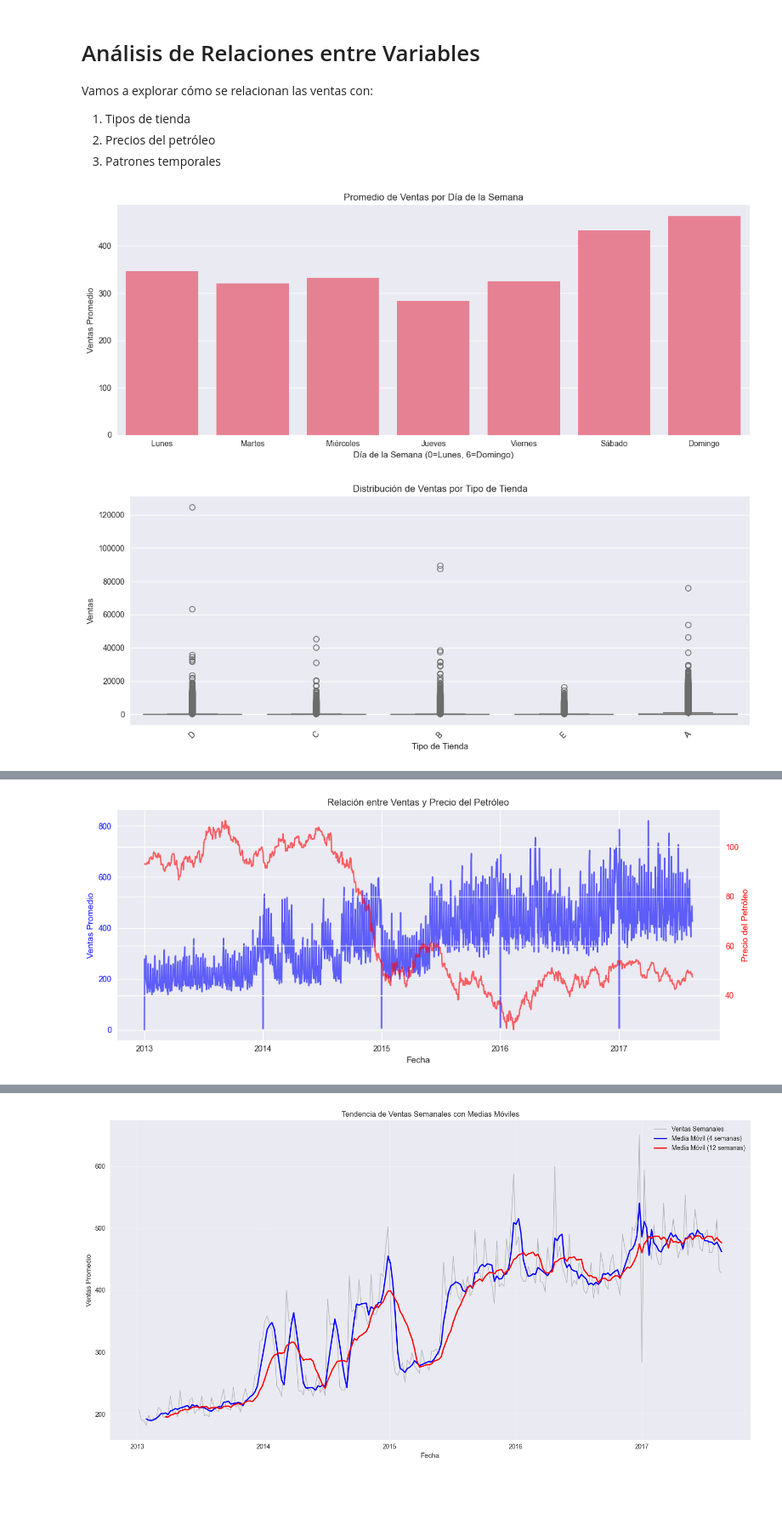
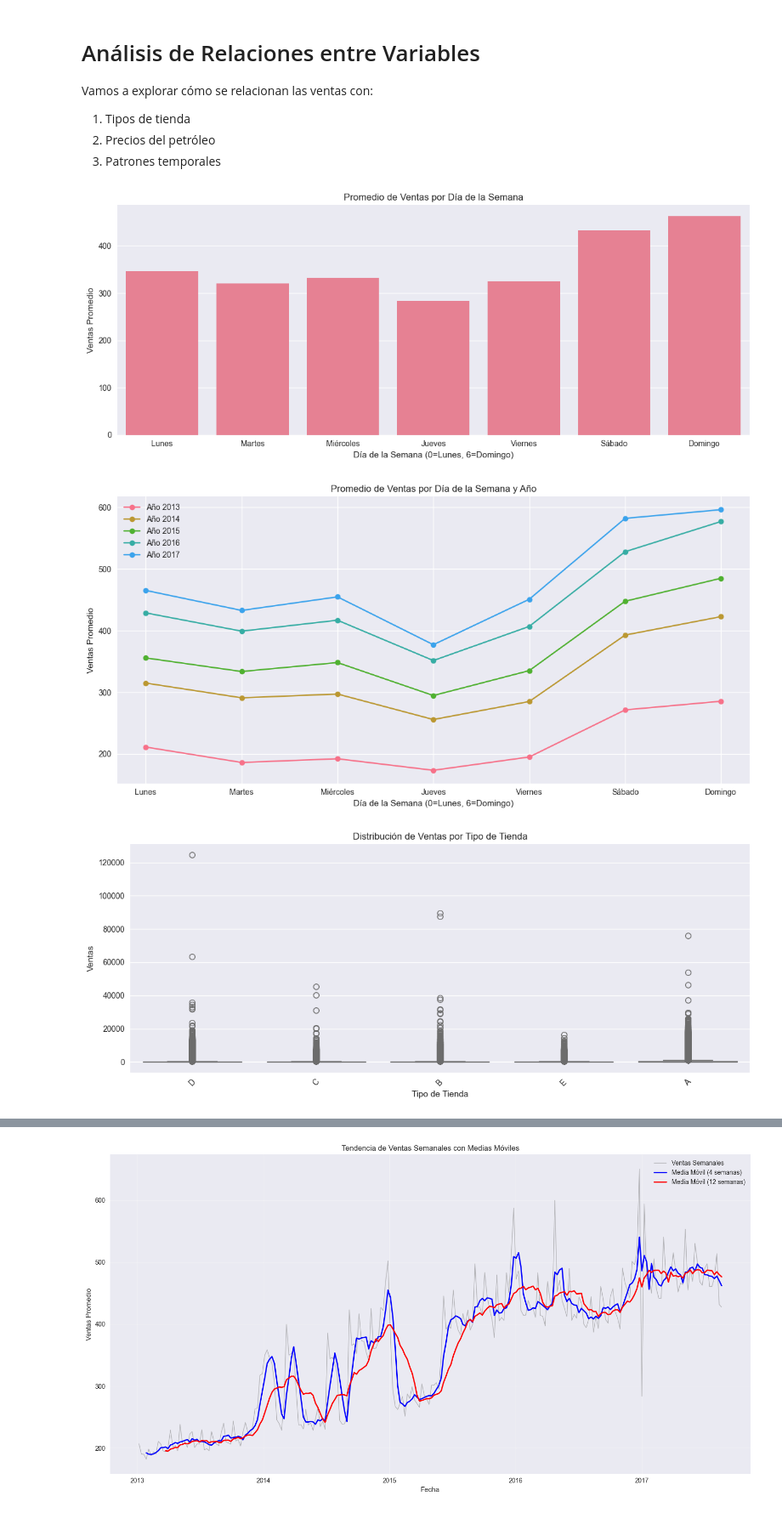
Before and after one commit to Ruth1982/Desaf-o-Carozzi, a Jupyter notebook: Desafío_Carozzi.ipynb, the cells around one changed output, grey strips where cells are left out. Shown at 85% size. Drawn from its saved outputs; the diff is of its cells as text; code cells hidden in the pictures; blank space fills up the shorter version.

```diff
--- a/Desafío_Carozzi.ipynb
+++ b/Desafío_Carozzi.ipynb
@@ -296,6 +296,27 @@ plt.title('Promedio de Ventas por Día de la Semana')
 plt.xlabel('Día de la Semana (0=Lunes, 6=Domingo)')
 plt.ylabel('Ventas Promedio')
 plt.xticks(range(7), ['Lunes', 'Martes', 'Miércoles', 'Jueves', 'Viernes', 'Sábado', 'Domingo'])
+plt.tight_layout()
+plt.show()
+
+# Este bloque permite comparar los patrones semanales de ventas entre años
+ventas_dia_anio = df_prep.groupby(['year', 'dayofweek'])['sales'].mean().reset_index()
+
+plt.figure(figsize=(12, 6))
+for year in ventas_dia_anio['year'].unique():
+    datos = ventas_dia_anio[ventas_dia_anio['year'] == year]
+    plt.plot(
+        datos['dayofweek'],
+        datos['sales'],
+        marker='o',
+        label=f'Año {year}'
+    )
+
+plt.title('Promedio de Ventas por Día de la Semana y Año')
+plt.xlabel('Día de la Semana (0=Lunes, 6=Domingo)')
+plt.ylabel('Ventas Promedio')
+plt.xticks(range(7), ['Lunes', 'Martes', 'Miércoles', 'Jueves', 'Viernes', 'Sábado', 'Domingo'])
+plt.legend()
 plt.tight_layout()
 plt.show()
 
@@ -328,34 +349,35 @@ ax2 = ax1.twinx()
 # Graficar ventas y precios del petróleo
 ax1.plot(ventas_diarias.index, ventas_diarias.values, 'b-', label='Ventas', alpha=0.6)
 ax2.plot(petroleo_diario.index, petroleo_diario.values, 'r-', label='Precio Petróleo', alpha=0.6)
 
 # Configurar etiquetas y leyendas
 ax1.set_xlabel('Fecha')
 ax1.set_ylabel('Ventas Promedio', color='b')
 ax2.set_ylabel('Precio del Petróleo', color='r')
 ax1.tick_params(axis='y', labelcolor='b')
 ax2.tick_params(axis='y', labelcolor='r')
 
 plt.title('Relación entre Ventas y Precio del Petróleo')
 plt.tight_layout()
 plt.show()
 
 # Calcular correlación entre ventas y precio del petróleo
 correlacion = df_prep['sales'].corr(df_prep['dcoilwtico'])
 print(f"\nCorrelación entre ventas y precio del petróleo: {correlacion:.3f}")
 
 # Resumen de hallazgos
 print("\nHallazgos principales:")
 print("1. Patrones por día de la semana:")
 for dia in range(7):
     print(f"   - {['Lunes', 'Martes', 'Miércoles', 'Jueves', 'Viernes', 'Sábado', 'Domingo'][dia]}: {ventas_dia[dia]:.2f}")
 
 print("\n2. Tipos de tienda:")
 for tipo in ventas_tipo.index:
     print(f"   - {tipo}: {ventas_tipo.loc[tipo, 'mean']:.2f} (promedio), {ventas_tipo.loc[tipo, 'count']} observaciones")
 # %% [output]
 [figure]
-[figure, old version]
+[figure, new version]
+[figure, new version]
 Resumen de ventas por tipo de tienda:
         mean    count
 type
@@ -364,4 +386,3 @@ B     326.74   444576
 C     197.26   833580
 D     350.98  1000296
 E     269.12   222288
-[figure, old version]
```
Also changed, not shown: parts of 5 cells of this notebook.
